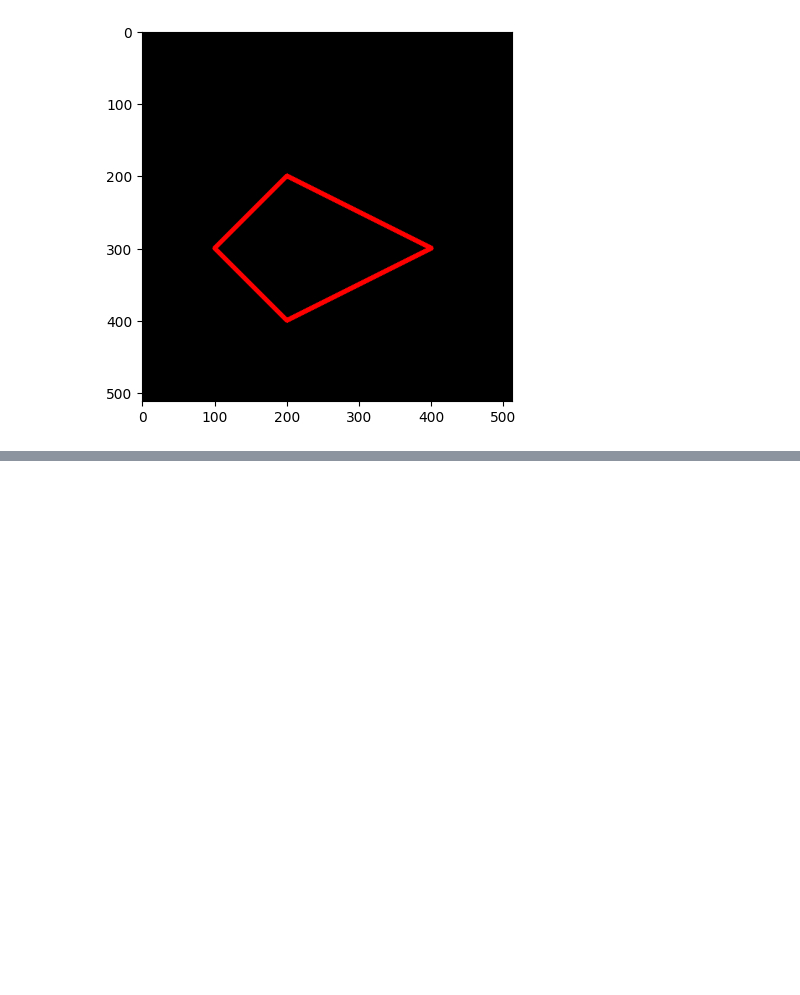
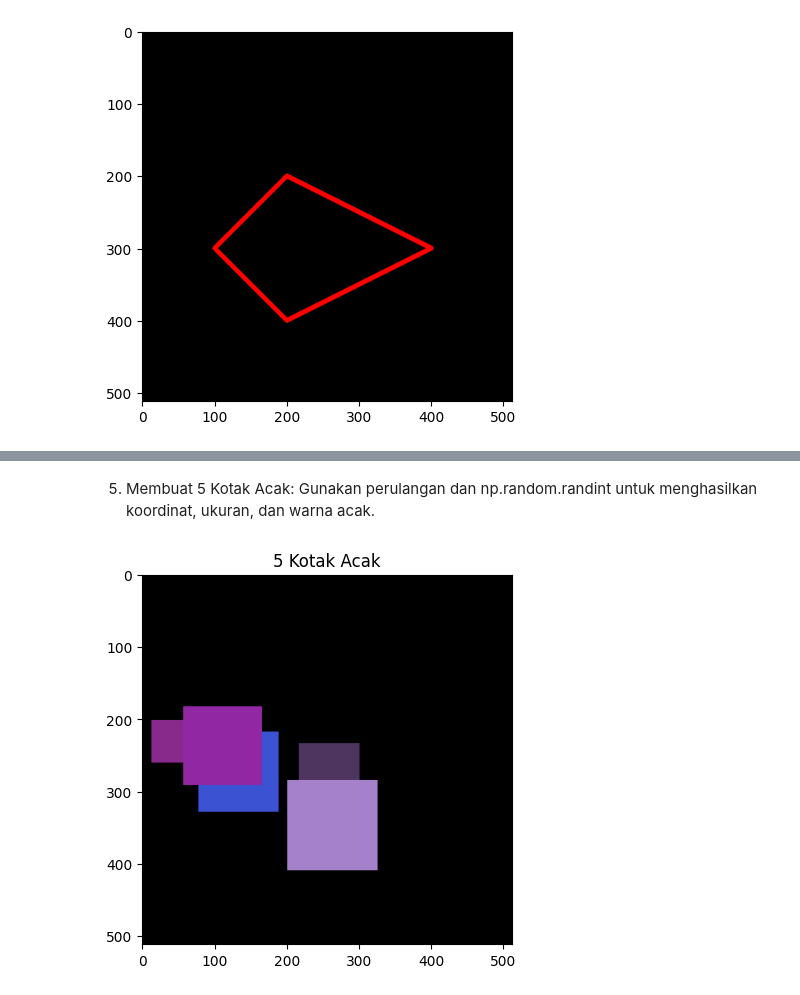
Before and after one commit to Archin0/PCVK_Sem5, a Jupyter notebook: Week2.ipynb, the cells around one changed output, grey strips where cells are left out. Cells and saved outputs as stored; diff of their text form; code cells hidden in the pictures; blank space fills up the shorter version.

```diff
--- a/Week2.ipynb
+++ b/Week2.ipynb
@@ -153,0 +200,22 @@ Gambar HITAM 2:
+# %% [markdown]
+5. Membuat 5 Kotak Acak: Gunakan perulangan dan np.random.randint untuk menghasilkan koordinat, ukuran, dan warna acak.
+# %%
+canvas = np.zeros((512, 512, 3), dtype=np.uint8)
+for i in range(5):
+    # Koordinat pojok kiri atas acak
+    pt1_x = np.random.randint(0, 400)
+    pt1_y = np.random.randint(0, 400)
+    # Ukuran acak
+    size = np.random.randint(50, 150)
+    pt2_x = pt1_x + size
+    pt2_y = pt1_y + size
+    # Warna acak
+    color = (np.random.randint(0,256), np.random.randint(0,256), np.random.randint(0,256))
+
+    cv.rectangle(canvas, (pt1_x, pt1_y), (pt2_x, pt2_y), color, thickness=-1) # thickness -1 untuk mengisi kotak
+
+plt.imshow(canvas)
+plt.title("5 Kotak Acak")
+plt.show()
+# %% [output]
+[figure, added]
```
Also changed, not shown: parts of 12 cells of this notebook.
